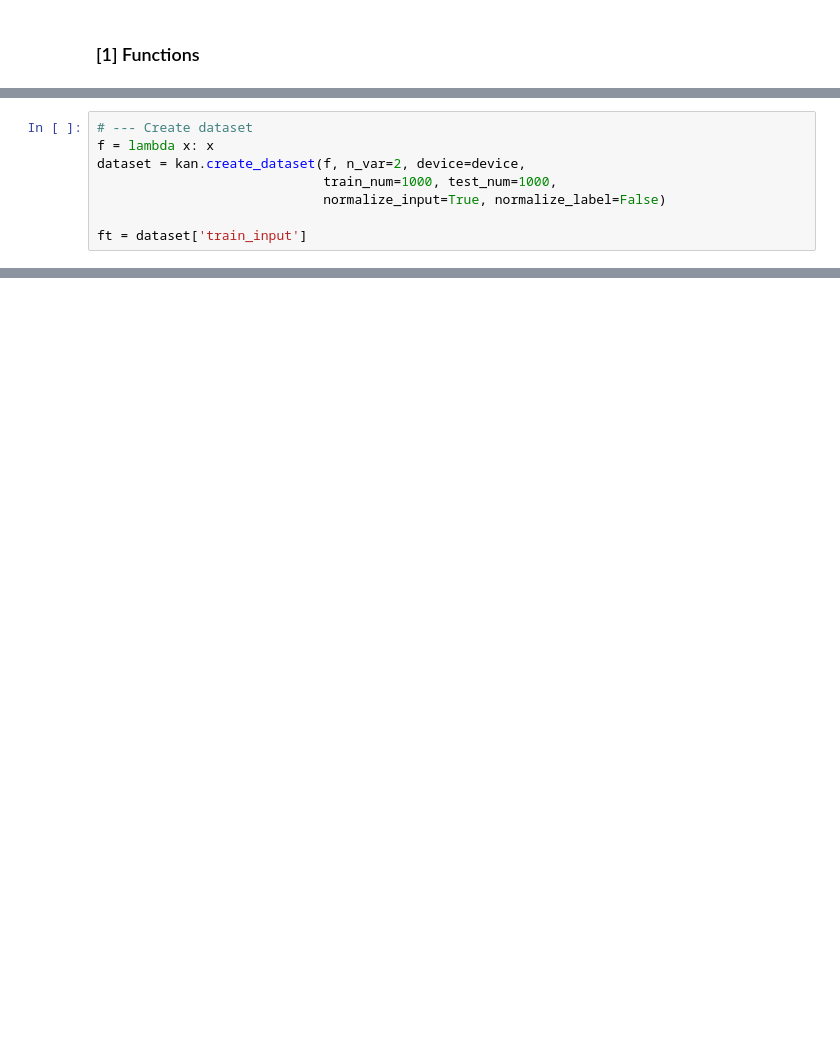
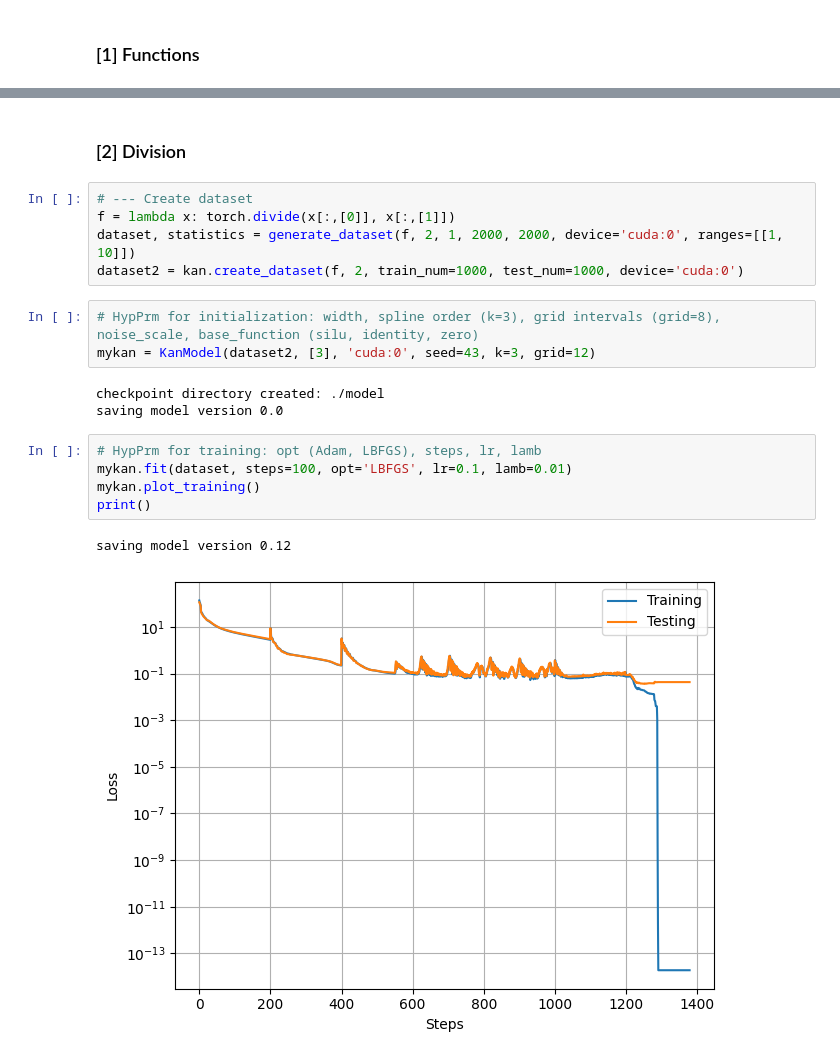
Before and after one commit to nhsnow2/pykanKAN, a Jupyter notebook: scripts/toy_problems/toy_template.ipynb, the cells around one changed output, grey strips where cells are left out. Drawn from its saved outputs; the diff is of its cells as text; blank space fills up the shorter version.

```diff
--- a/scripts/toy_problems/toy_template.ipynb
+++ b/scripts/toy_problems/toy_template.ipynb
@@ -26,11 +26,3 @@ Cuda is available. Setting default device to: NVIDIA GeForce RTX 4060 Laptop GPU
-# %%
-# --- Create dataset
-f = lambda x: x
-dataset = kan.create_dataset(f, n_var=2, device=device,
-                             train_num=1000, test_num=1000,
-                             normalize_input=True, normalize_label=False)
-
-ft = dataset['train_input']
 # %%
 # --- Model Wrapper
 class KanModel:
@@ -175,0 +217,21 @@ saving model version 0.1
+# %% [markdown]
+### [2] Division
+# %%
+# --- Create dataset
+f = lambda x: torch.divide(x[:,[0]], x[:,[1]])
+dataset, statistics = generate_dataset(f, 2, 1, 2000, 2000, device='cuda:0', ranges=[[1, 10]])
+dataset2 = kan.create_dataset(f, 2, train_num=1000, test_num=1000, device='cuda:0')
+# %%
+# HypPrm for initialization: width, spline order (k=3), grid intervals (grid=8), noise_scale, base_function (silu, identity, zero)
+mykan = KanModel(dataset2, [3], 'cuda:0', seed=43, k=3, grid=12)
+# %% [output]
+checkpoint directory created: ./model
+saving model version 0.0
+# %%
+# HypPrm for training: opt (Adam, LBFGS), steps, lr, lamb
+mykan.fit(dataset, steps=100, opt='LBFGS', lr=0.1, lamb=0.01)
+mykan.plot_training()
+print()
+# %% [output]
+saving model version 0.12
+[figure, added]
```
Also changed, not shown: parts of 19 cells of this notebook.
